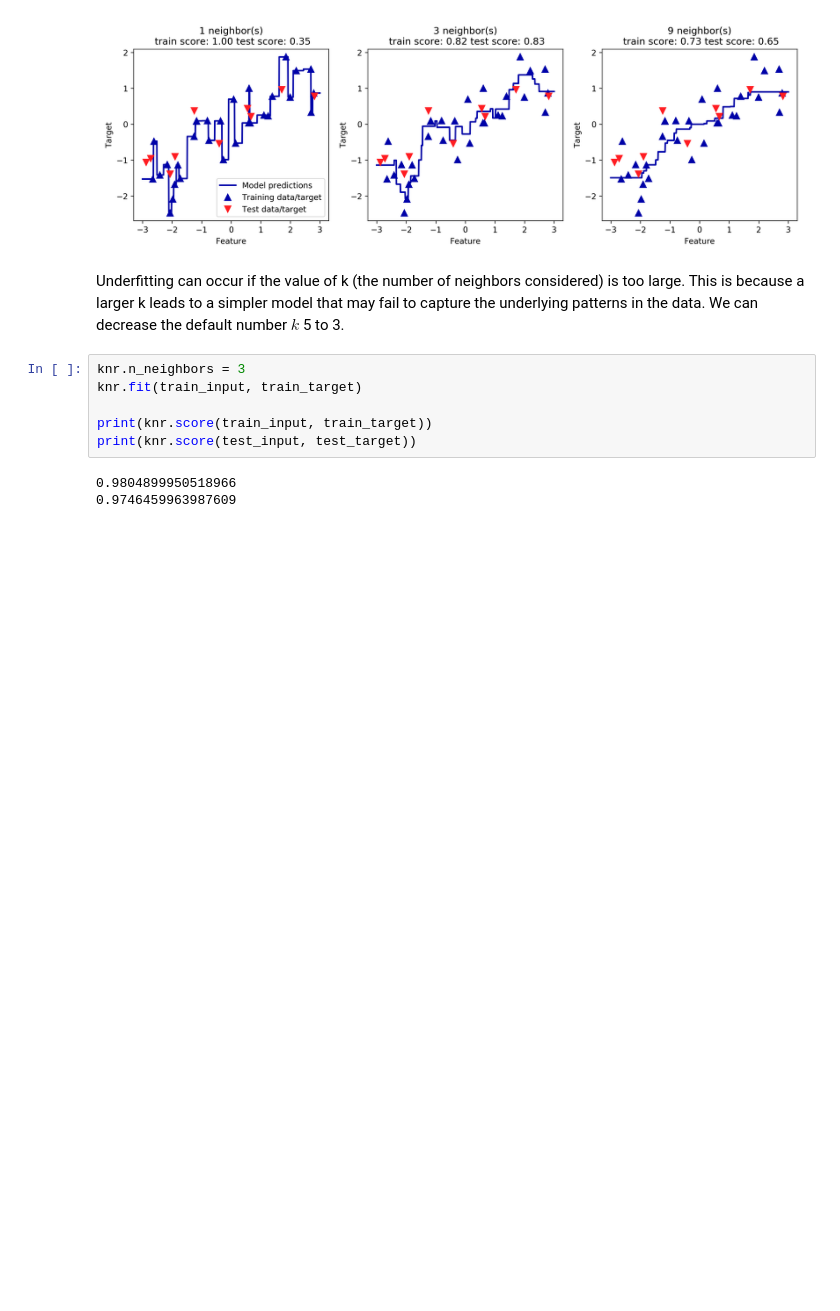
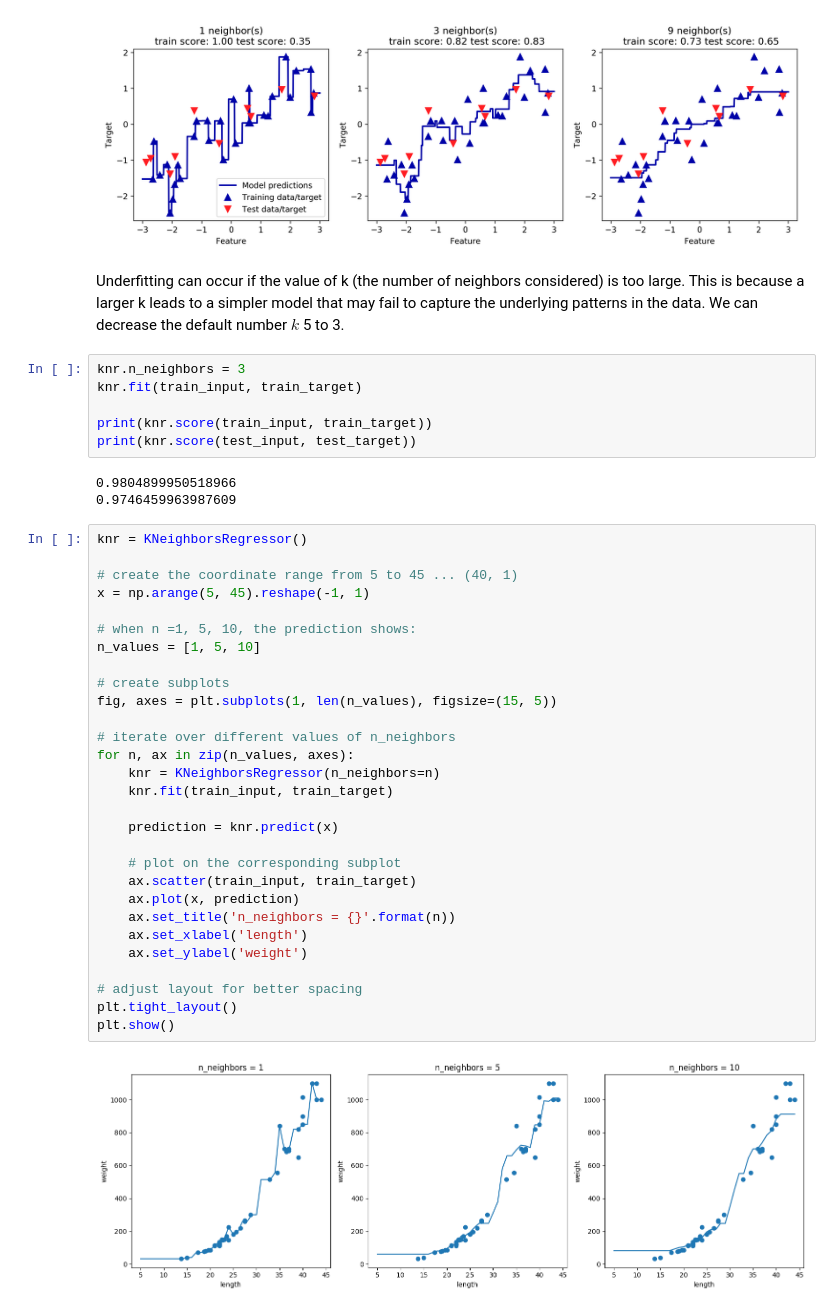
Before and after one commit to MINJILEE-PURDUE/machinelearning, a Jupyter notebook: chapter3.ipynb, the cells around one changed output. Saved outputs shown, nothing was run; the diff lists cells and outputs as text; blank space fills up the shorter version.

```diff
--- a/chapter3.ipynb
+++ b/chapter3.ipynb
@@ -159,3 +159,34 @@ print(knr.score(test_input, test_target))
 # %% [output]
 0.9804899950518966
 0.9746459963987609
+# %%
+knr = KNeighborsRegressor()
+
+# create the coordinate range from 5 to 45 ... (40, 1)
+x = np.arange(5, 45).reshape(-1, 1)
+
+# when n =1, 5, 10, the prediction shows:
+n_values = [1, 5, 10]
+
+# create subplots
+fig, axes = plt.subplots(1, len(n_values), figsize=(15, 5))
+
+# iterate over different values of n_neighbors
+for n, ax in zip(n_values, axes):
+    knr = KNeighborsRegressor(n_neighbors=n)
+    knr.fit(train_input, train_target)
+
+    prediction = knr.predict(x)
+
+    # plot on the corresponding subplot
+    ax.scatter(train_input, train_target)
+    ax.plot(x, prediction)
+    ax.set_title('n_neighbors = {}'.format(n))
+    ax.set_xlabel('length')
+    ax.set_ylabel('weight')
+
+# adjust layout for better spacing
+plt.tight_layout()
+plt.show()
+# %% [output]
+[figure, added]
```
Also changed, not shown: parts of 1 cell of this notebook.
